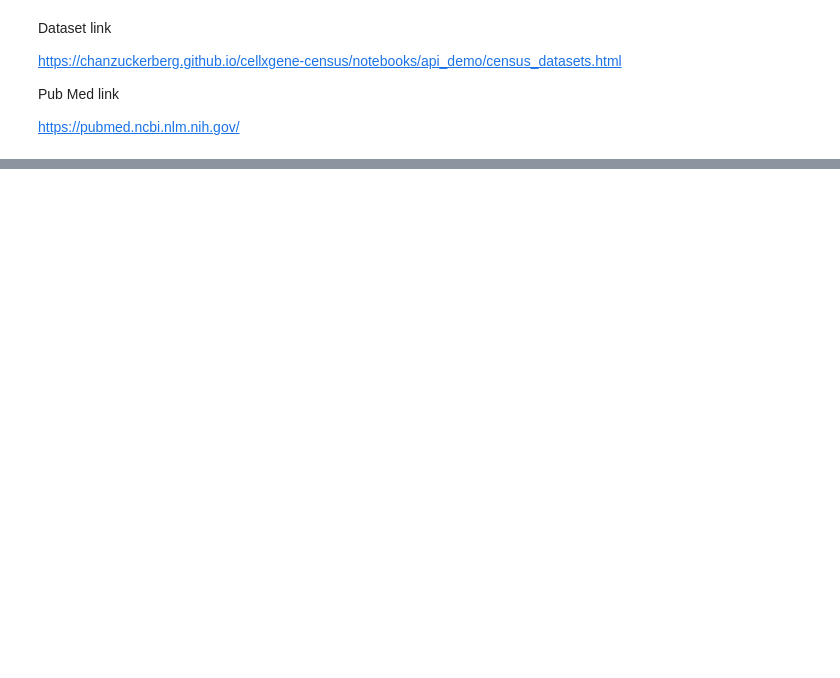
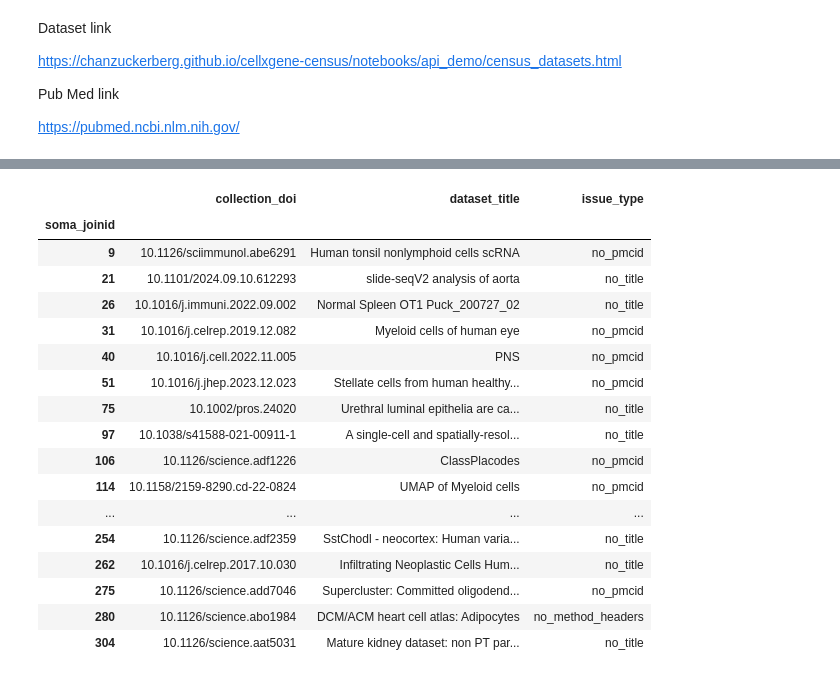
Before and after one commit to Jerry4232/cellxgene-embedding-index, a Jupyter notebook: cellxgene_pubmed_df.ipynb, the cells around one changed output, grey strips where cells are left out. Saved outputs shown, nothing was run; the diff lists cells and outputs as text; code cells hidden in the pictures; blank space fills up the shorter version.

Commit message:
extracted method headers

```diff
--- a/cellxgene_pubmed_df.ipynb
+++ b/cellxgene_pubmed_df.ipynb
@@ -123,11 +126,17 @@ def append_headers_to_csv(path: str, records: list[dict], write_header: bool = F
             row["title"] = row["title"].strip().replace("\n", " ").replace("\r", " ")  # clean up line breaks
             writer.writerow(row)
 # %%
+import pandas as pd
+
 written_df = pd.read_csv(OUTPUT_CSV)
 written_set = set(zip(written_df["soma_joinid"], written_df["doi"]))
 
-# Main processing loop (you can adjust range or remove [:10] limit)
-for idx, doi in doi_links[:100]:
+# Lists to track rows with missing info
+no_pmcid_list = []
+no_title_list = []
+no_headers_list = []
+
+for idx, doi in doi_series.items():
     if (idx, doi) in written_set:
         print(f"Row {idx} - Already processed.")
         continue
@@ -136,6 +145,7 @@ for idx, doi in doi_links[:100]:
         pmcid = get_pmcid_from_doi(doi)
         if not pmcid:
             print(f"Row {idx} - No PMCID for DOI {doi}")
+            no_pmcid_list.append(idx)
             continue
 
         xml_soup = fetch_pmc_xml(pmcid)
@@ -143,11 +153,13 @@ for idx, doi in doi_links[:100]:
         title = extract_article_title(xml_soup)
         if not title:
             print(f"Row {idx} - No title found.")
+            no_title_list.append(idx)
             continue
 
         headers = extract_methods_headers_only(xml_soup)
         if not headers:
             print(f"Row {idx} - No valid Methods section found.")
+            no_headers_list.append(idx)
             continue
 
         record = [{
@@ -209,0 +221,52 @@ unique_df.to_csv("unique_method_sections.csv", index=False, encoding="utf-8")
+# %%
+# bad dataset table with reason not working
+
+bad_indices = sorted(set(no_pmcid_list + no_title_list + no_headers_list))
+df_filtered = census_datasets.loc[bad_indices]
+"""
+['citation', 'collection_id', 'collection_name', 'collection_doi',
+       'collection_doi_label', 'dataset_id', 'dataset_version_id',
+       'dataset_title', 'dataset_h5ad_path', 'dataset_total_cell_count']"""
+# df_filtered[["collection_doi", "dataset_title"]].head(20)
+
+# Create mapping from index to label
+labels = {}
+
+# if sec.find("title") and "method" in sec.find("title").get_text(strip=True).lower()
+# xml_soup.find("body").find_all("sec", recursive=False)
+# method = methods_sec[0]
+# method.find_all("sec", recursive=False)
+
+for i in no_pmcid_list:
+    labels[i] = "no_pmcid"
+for i in no_title_list:
+    labels[i] = "no_title"
+for i in no_headers_list:
+    labels[i] = "no_method_headers"
+
+# Convert to DataFrame with the same index
+issue_labels = pd.Series(labels, name="issue_type")
+
+# Join with the filtered dataset
+df_filtered = census_datasets.loc[bad_indices].copy()
+df_filtered["issue_type"] = issue_labels
+df_filtered[["collection_doi", "dataset_title", "issue_type"]].head(20)
+# %% [output]
+|  | collection_doi | dataset_title | issue_type |
+| soma_joinid |  |  |  |
+| 9 | 10.1126/sciimmunol.abe6291 | Human tonsil nonlymphoid cells scRNA | no_pmcid |
+| 21 | 10.1101/2024.09.10.612293 | slide-seqV2 analysis of aorta | no_title |
+| 26 | 10.1016/j.immuni.2022.09.002 | Normal Spleen OT1 Puck_200727_02 | no_title |
+| 31 | 10.1016/j.celrep.2019.12.082 | Myeloid cells of human eye | no_pmcid |
+| 40 | 10.1016/j.cell.2022.11.005 | PNS | no_pmcid |
+| 51 | 10.1016/j.jhep.2023.12.023 | Stellate cells from human healthy... | no_pmcid |
+| 75 | 10.1002/pros.24020 | Urethral luminal epithelia are ca... | no_title |
+| 97 | 10.1038/s41588-021-00911-1 | A single-cell and spatially-resol... | no_title |
+| 106 | 10.1126/science.adf1226 | ClassPlacodes | no_pmcid |
+| 114 | 10.1158/2159-8290.cd-22-0824 | UMAP of Myeloid cells | no_pmcid |
+| ... | ... | ... | ... |
+| 254 | 10.1126/science.adf2359 | SstChodl - neocortex: Human varia... | no_title |
+| 262 | 10.1016/j.celrep.2017.10.030 | Infiltrating Neoplastic Cells Hum... | no_title |
+| 275 | 10.1126/science.add7046 | Supercluster: Committed oligodend... | no_pmcid |
+| 280 | 10.1126/science.abo1984 | DCM/ACM heart cell atlas: Adipocytes | no_method_headers |
+| 304 | 10.1126/science.aat5031 | Mature kidney dataset: non PT par... | no_title |
```
Also changed, not shown: parts of 6 cells of this notebook, 1 other file.
